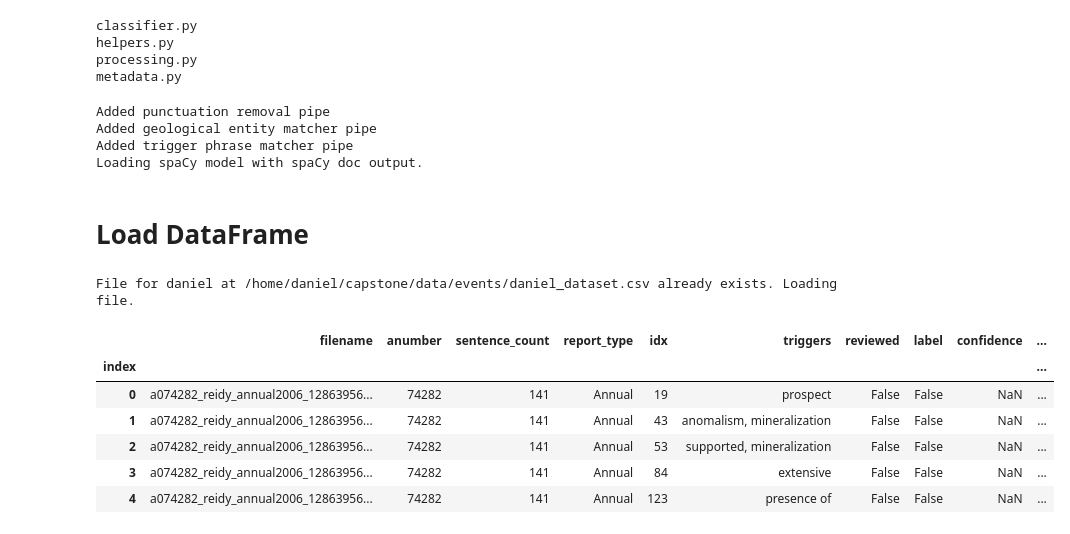
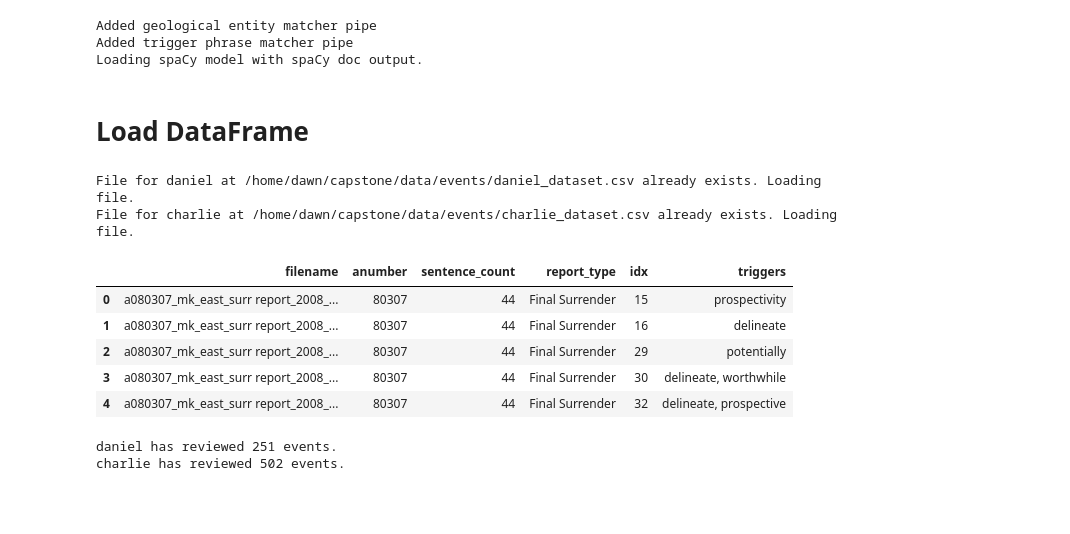
Before and after one commit to tanghyd/capstone, a Jupyter notebook: sentence_labeller.ipynb, the cells around one changed output. Cells and saved outputs as stored; diff of their text form; code cells hidden in the pictures; blank space fills up the shorter version.

```diff
--- a/sentence_labeller.ipynb
+++ b/sentence_labeller.ipynb
@@ -15,27 +18,16 @@ from IPython.display import display
 import spacy
 from spacy import displacy
 
-def display_ent(doc, style="ent", colors=None, options=None, compact=True):
-    colors = colors or {"TRIGGER": "linear-gradient(90deg, #aa9cfc, #fc9ce7)"}
-    options = options or {"ents": None, "colors": colors, "compact": compact}
-    displacy.render(doc, style=style, jupyter=True, options=options)
-
 from pipeline.utils.display import display_ent
 from pipeline.data.metadata import get_report_data, get_geoview_data
 from pipeline.preprocessing.processing import match_triggers, triggers_json_to_df, load_triggers, load_json
-# %% [output]
-classifier.py
-helpers.py
-processing.py
-metadata.py
 # %%
 # testing engineering for extracting triggers from entity ruler, rather than on matcher
 from pipeline.preprocessing.processing import load_spacy_model, create_trigger_ruler
 
 nlp = load_spacy_model(output_type='doc', trigger_matcher=True, lemmatizer=False, geological_matcher=True,
-                       stopword_removal=False, punctuation_removal=True, lemmatize_triggers=True)
+                       stopword_removal=False, punctuation_removal=False, lemmatize_triggers=True)
 # %% [output]
-Added punctuation removal pipe
 Added geological entity matcher pipe
 Added trigger phrase matcher pipe
 Loading spaCy model with spaCy doc output.
@@ -67,50 +59,56 @@ capstone_files, files = get_report_data(count_sentences=True, return_files=True)
 # %%
 # specify labellers
 users = ('daniel','charlie')
 dataset = {}
 
 ### SPECIFY USER ###
 user = 'daniel'
 
 # get data from path given user
 from pathlib import Path
 base_path = Path('.')
-labelled_path = base_path / 'data' / 'events' / f'{user}_dataset.csv'
+labelled_path = {user : base_path / 'data' / 'events' / f'{user}_dataset.csv' for user in users}
 
 # get geoview data
 geoview = get_geoview_data()
 
 # load triggers grouped by sentence_idx in each file - triggers are comma separated strings
 extracted_triggers = pd.read_csv(os.path.join('data','events', 'extracted_triggers_grouped.csv'), index_col=0)
 
 # merge capstone_file data with anumber data with extracted triggers, joined on filename
 source = capstone_files.merge(
     geoview[['anumber','report_type']], on='anumber').merge(
-    extracted_triggers, on='filename')
+    extracted_triggers, on='filename').sort_values(['anumber','filename','idx'])
 
 for usr in users:
-    if usr==user:
-        if os.path.isfile(labelled_path):
-            print(f'File for {user} at {labelled_path.resolve()} already exists. Loading file.')
-            dataset[user] = pd.read_csv(labelled_path, index_col=0)
-        else:
-            print(f'Creating new dataset for {user}.')
-            # create a dataset for each labeller based off the source data
-            dataset[user] = pd.DataFrame.from_dict(dict(
-                    source.to_dict(),
-                    **{'reviewed': {idx: False for idx in range(len(source))}},
-                    **{'label': {idx: False for idx in range(len(source))}},
-                    **{'confidence': {idx: None for idx in range(len(source))}},
-                    **{'lower_bound': {idx: 0 for idx in range(len(source))}},
-                    **{'upper_bound': {idx: 0 for idx in range(len(source))}}))
+    #if usr==user:
+    if os.path.isfile(labelled_path[usr]):
+        print(f'File for {usr} at {labelled_path[usr].resolve()} already exists. Loading file.')
+        dataset[usr] = pd.read_csv(labelled_path[usr], index_col=0)
+    else:
+        print(f'Creating new dataset for {usr}.')
+        # create a dataset for each labeller based off the source data
+        dataset[usr] = pd.DataFrame.from_dict(dict(
+                source.to_dict(),
+                **{'reviewed': {idx: False for idx in range(len(source))}},
+                **{'label': {idx: False for idx in range(len(source))}},
+                **{'confidence': {idx: None for idx in range(len(source))}},
+                **{'lower_bound': {idx: 0 for idx in range(len(source))}},
+                **{'upper_bound': {idx: 0 for idx in range(len(source))}}))
 
-dataset[user].head()
+source.head()
 # %% [output]
-File for daniel at /home/daniel/capstone/data/events/daniel_dataset.csv already exists. Loading file.
+File for daniel at /home/dawn/capstone/data/events/daniel_dataset.csv already exists. Loading file.
+File for charlie at /home/dawn/capstone/data/events/charlie_dataset.csv already exists. Loading file.
-|  | filename | anumber | sentence_count | report_type | idx | triggers | reviewed | label | confidence | ... |
-| index |  |  |  |  |  |  |  |  |  | ... |
-| 0 | a074282_reidy_annual2006_12863956... | 74282 | 141 | Annual | 19 | prospect | False | False | NaN | ... |
-| 1 | a074282_reidy_annual2006_12863956... | 74282 | 141 | Annual | 43 | anomalism, mineralization | False | False | NaN | ... |
-| 2 | a074282_reidy_annual2006_12863956... | 74282 | 141 | Annual | 53 | supported, mineralization | False | False | NaN | ... |
-| 3 | a074282_reidy_annual2006_12863956... | 74282 | 141 | Annual | 84 | extensive | False | False | NaN | ... |
-| 4 | a074282_reidy_annual2006_12863956... | 74282 | 141 | Annual | 123 | presence of | False | False | NaN | ... |
+|  | filename | anumber | sentence_count | report_type | idx | triggers |
+| 0 | a080307_mk_east_surr report_2008_... | 80307 | 44 | Final Surrender | 15 | prospectivity |
+| 1 | a080307_mk_east_surr report_2008_... | 80307 | 44 | Final Surrender | 16 | delineate |
+| 2 | a080307_mk_east_surr report_2008_... | 80307 | 44 | Final Surrender | 29 | potentially |
+| 3 | a080307_mk_east_surr report_2008_... | 80307 | 44 | Final Surrender | 30 | delineate, worthwhile |
+| 4 | a080307_mk_east_surr report_2008_... | 80307 | 44 | Final Surrender | 32 | delineate, prospective |
+# %%
+for usr in users:
+    print(f'{usr} has reviewed {len(dataset[usr].loc[dataset[usr].reviewed])} events.')
+# %% [output]
+daniel has reviewed 251 events.
+charlie has reviewed 502 events.
```
Also changed, not shown: parts of 14 cells of this notebook, 3 other files.
